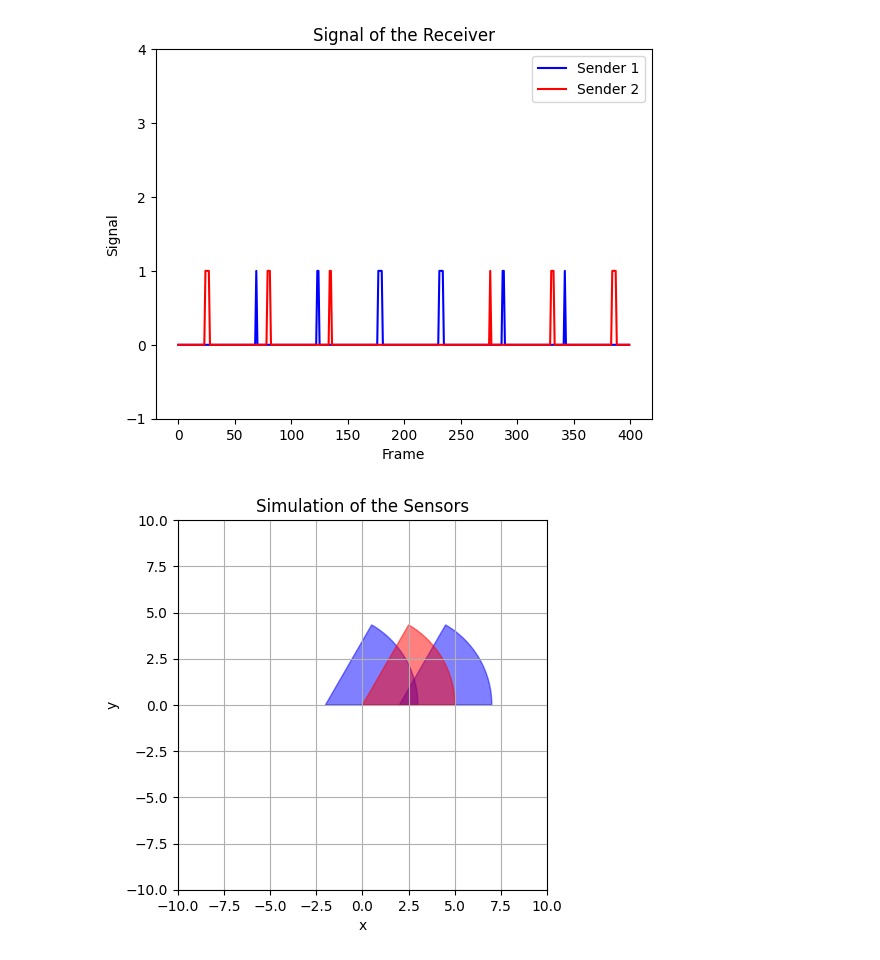
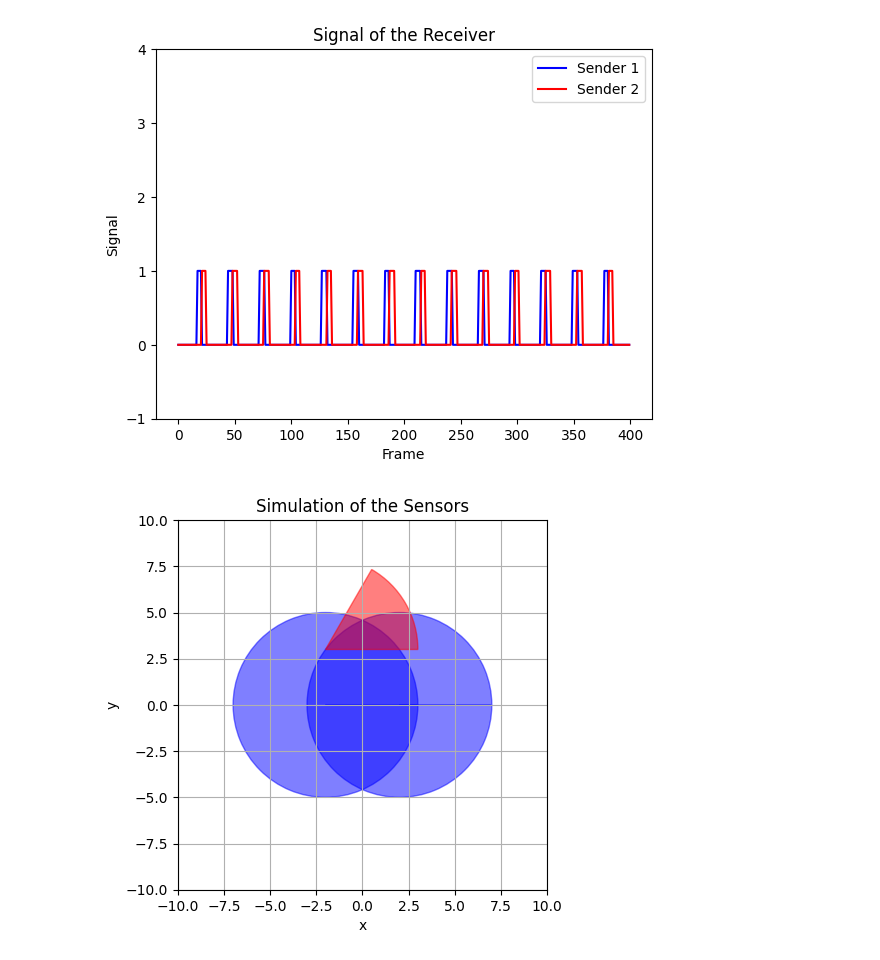
Before and after one commit to RTQS1792/DTR_Projects, a Jupyter notebook: iPy_notebooks/Relative_Position_Test/Relative_Position_Test.ipynb, the cells around one changed output. Saved outputs shown, nothing was run; the diff lists cells and outputs as text; code cells hidden in the pictures.

Commit message:
Update 360 degree sender and create folder for Swarm

```diff
--- a/iPy_notebooks/Relative_Position_Test/Relative_Position_Test.ipynb
+++ b/iPy_notebooks/Relative_Position_Test/Relative_Position_Test.ipynb
@@ -50,11 +50,11 @@ class Cone:
         ax.add_patch(wedge)  # add the wedge to the plot
 # %%
 # Set up
-Receiver_Pos = (0, 0)
+Receiver_Pos = (-2, 3)
 Sender_Speed = 20
 Receiver_Speed = 13
-Sender_1 = Cone((-2, 0), 5, 0, 60)
-Sender_2 = Cone((2, 0), 5, 0, 60)
+Sender_1 = Cone((-2, 0), 5, 0, 359.9)
+Sender_2 = Cone((2, 0), 5, 0, 359.9)
 Receiver = Cone(Receiver_Pos, 5, 0, 60)
 
 # Animation
@@ -130,10 +130,10 @@ ax.set_xlabel('Frame')
 ax.set_ylabel('Signal')
 ax.set_title('Signal of the Receiver')
 ax.legend()
-plt.savefig('Data-' + str(Receiver_Pos) + '.png')
+plt.savefig('Data-' + str(Receiver_Pos) + str(360) + '.png')
 plt.show()
 # %% [output]
-[figure, old version]
+[figure, new version]
 # %%
 from tqdm import tqdm
 
@@ -149,32 +149,32 @@ def animate(t):
     plt.title('Simulation of the Sensors')
     plt.xlabel('x')
     plt.ylabel('y')
     if View_1[t] == 1:
         Sender_1.drawCone(ax, 'g', Log[0][t][0], Log[0][t][1])
     else:
         Sender_1.drawCone(ax, 'blue', Log[0][t][0], Log[0][t][1])
     if View_2[t] == 1:
         Sender_2.drawCone(ax, 'g', Log[1][t][0], Log[1][t][1])
     else:
         Sender_2.drawCone(ax, 'blue', Log[1][t][0], Log[1][t][1])
     if View_1[t] == 1 or View_2[t] == 1:
         Receiver.drawCone(ax, 'g', Log[2][t][0], Log[2][t][1])
     else:
         Receiver.drawCone(ax, 'red', Log[2][t][0], Log[2][t][1])
 
     # Set the scale of the axis
     ax.set_aspect('equal', adjustable='box')
     ax.grid()
 
 
 frame = np.arange(0, Frame_Number, 1)
 pbar = tqdm(total=len(frame), desc="Rendering frames", ncols=80)
 anim = FuncAnimation(
     fig, animate, frames=frame, interval=Frame_Rate
 )  # interval increased for slower animation
 
 # Save the animation as a mp4 file
-anim.save('animation-' + str(Receiver_Pos) + '.mp4', writer='ffmpeg')
+anim.save('animation-' + str(Receiver_Pos) + str(360) + '.mp4', writer='ffmpeg')
 pbar.close()
 # %% [output]
-[figure, old version]
+[figure, new version]
```
Also changed, not shown: 28 other files.
